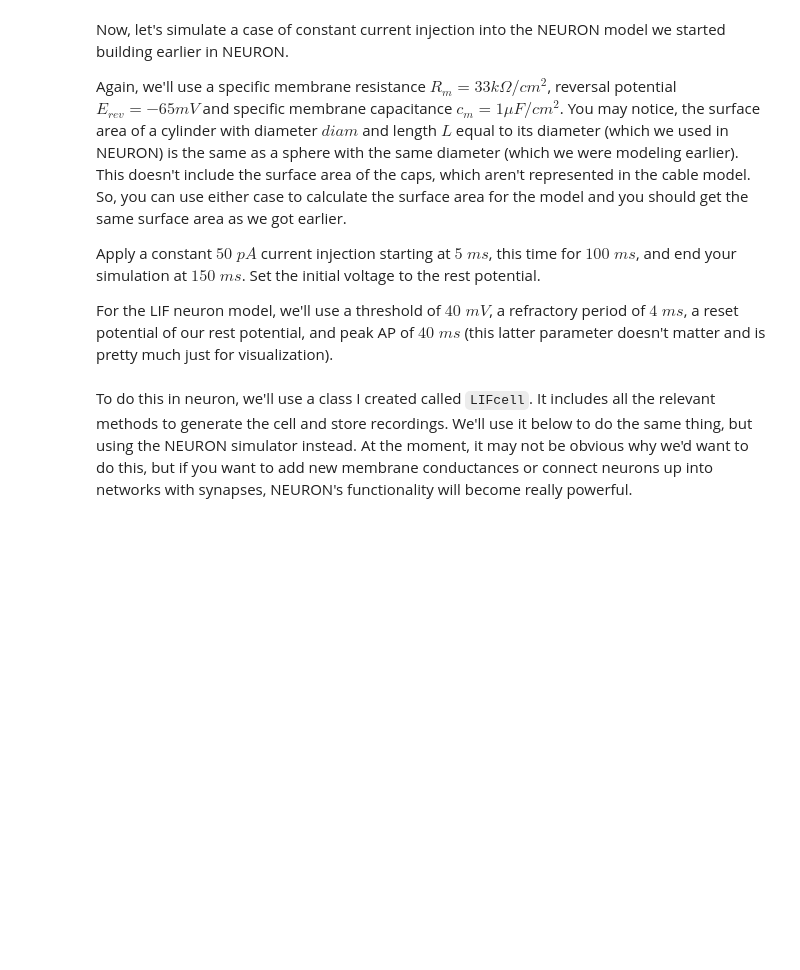
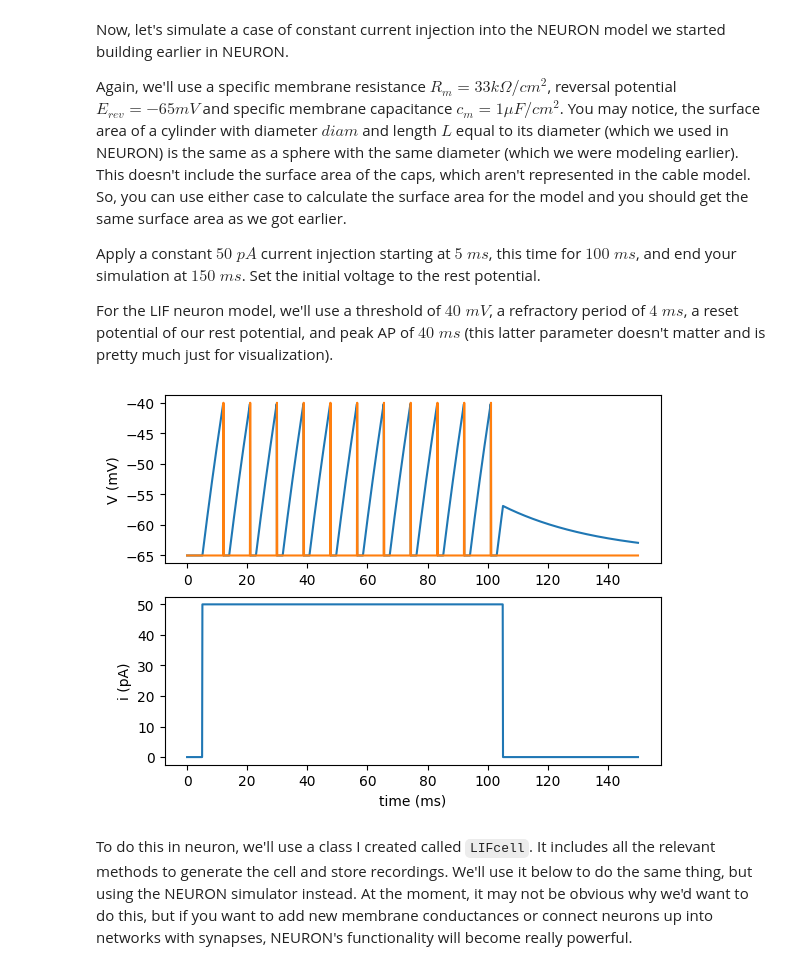
Before and after one commit to vincentyliu2001/BIO74.03-Exercises, a Jupyter notebook: CompModNervSys_exercise5.ipynb, the cells around one changed output. Cells and saved outputs as stored; diff of their text form; code cells hidden in the pictures; blank space fills up the shorter version.

```diff
--- a/CompModNervSys_exercise5.ipynb
+++ b/CompModNervSys_exercise5.ipynb
@@ -165,3 +247,11 @@ Okay now that we got through all that, use the passive leak channel to model a n
+# %%
+# Your code goes here
+Rm = 33e3 # resistance in Ohms / cm^2
+Cm = 1/Rm
+c = 1
+E = -65
+soma(0.5).pas.g = Cm
+soma(0.5).pas.e = E
 # %% [markdown]
 Another useful variable we can now access is the `area` parameter, which tells us the surface area of a segment within our section. We already set the length `L` and diameter `diam` above, so now let's see what surface area that gave us. NEURON outputs the area in $\mu m^{2}$
 # %%
@@ -330,3 +466,30 @@ Vm, spike_times, I, t = run_and_plot_LIFpy()
+# %%
+import math
+# Model parameters
+tstop = 150
+dt = 0.1
+# Rm and Cm are already defined above
+d = 20e-4
+A = 4*math.pi*(d/2)**2
+Cm = 1*A*1e3
+Rm = 33e3
+# Your code goes here
+
+# Stimulation parameters
+I_del = 5 # delay of the current
+I_dur = 100 # how long the current is applied
+I_amp = 50e-3
+
+# Simulation parameters
+
+Vr = -65
+Vreset = Vr
+V0 = Vr
+Vth = -40
+
+Vm, spike_times, I, t = run_and_plot_LIFpy(dt,tstop,V0,Rm*1e-6/A,Cm,Vr,Vth,Vreset,I_del,I_dur,I_amp)
+# %% [output]
+[figure, added]
 # %% [markdown]
 To do this in neuron, we'll use a class I created called `LIFcell`. It includes all the relevant methods to generate the cell and store recordings. We'll use it below to do the same thing, but using the NEURON simulator instead. At the moment, it may not be obvious why we'd want to do this, but if you want to add new membrane conductances or connect neurons up into networks with synapses, NEURON's functionality will become really powerful.
 # %%
```
Also changed, not shown: parts of 40 cells of this notebook.
